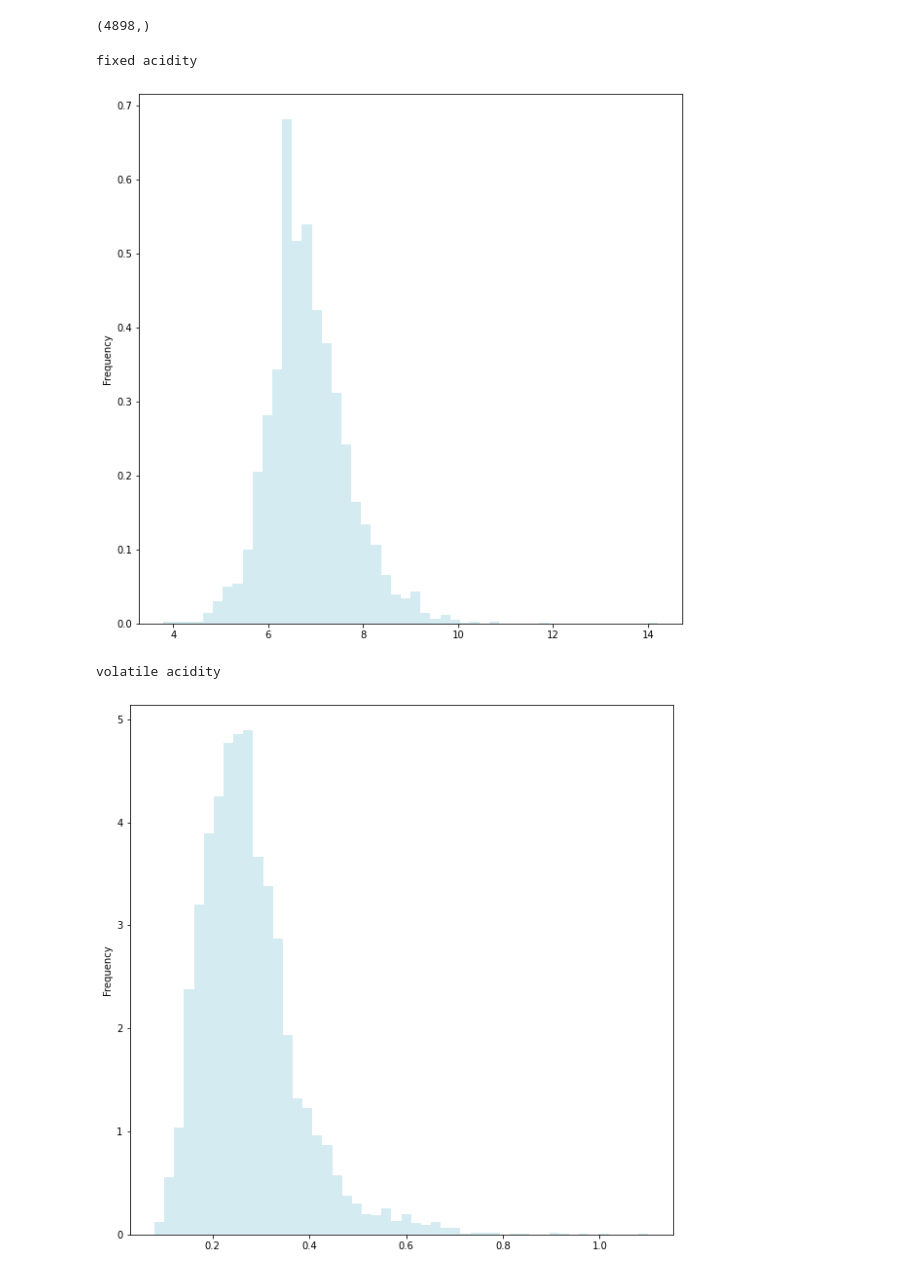
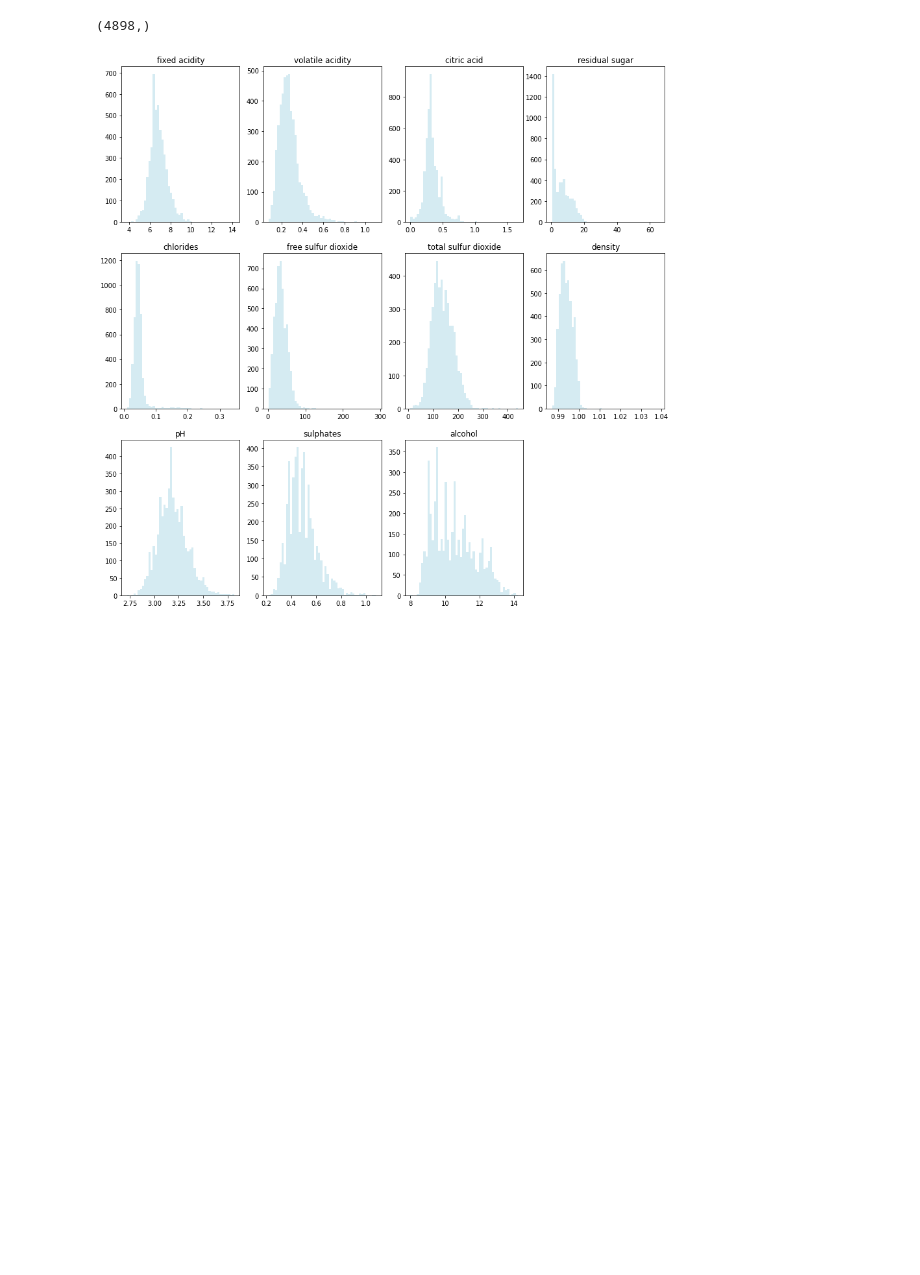
Before and after one commit to benMiniconi/Seattle2050, a Jupyter notebook: Notebooks/TP KNN.ipynb, the cells around one changed output. Cells and saved outputs as stored; diff of their text form; code cells hidden in the pictures; blank space fills up the shorter version.

```diff
--- a/Notebooks/TP KNN.ipynb
+++ b/Notebooks/TP KNN.ipynb
@@ -39,13 +42,17 @@ y.shape
 # %% [output]
 (4898,)
 # %%
-
-for column in list(wineSet.columns.values)[:-1]:
-    print(column)
-    g = wineSet[column].plot.hist(label=column, figsize=(10,10), color='lightblue', alpha=0.5, bins=50, density=True)
-    plt.show()
+##add subplots to the section
+hist = plt.figure(figsize=(15, 15))
+columnList = list(wineSet.columns.values)[:-1]
+#fig, (ax1, ax2) = plt.subplots(2, 1)
+for columnKey in range(len(columnList)):
+    ax = hist.add_subplot(3, 4, (columnKey+1))
+    column = columnList[columnKey]
+    ndValues = wineSet[wineSet.columns.values[columnKey]].values
+    ax.hist(ndValues , label=str(wineSet.columns.values[columnKey]),  bins=50, color='lightblue', alpha=0.5)
+    ax.set_title(str(wineSet.columns.values[columnKey]))
+    #g = wineSet[column].plot.hist(label=column, figsize=(10,10), color='lightblue', alpha=0.5, bins=50, density=True)
+    #plt.show()
 # %% [output]
-fixed acidity
-[figure, old version]
+[figure, new version]
-volatile acidity
-[figure, removed]
```
Also changed, not shown: parts of 23 cells of this notebook.
